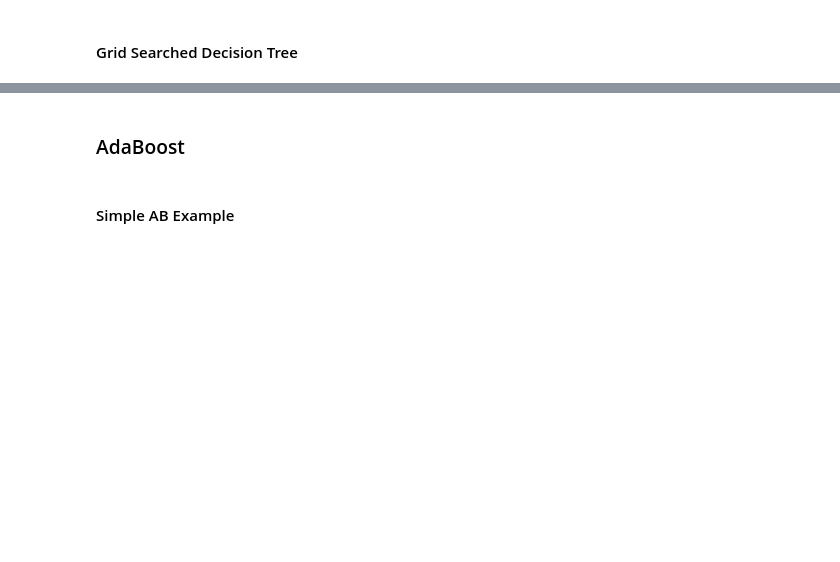
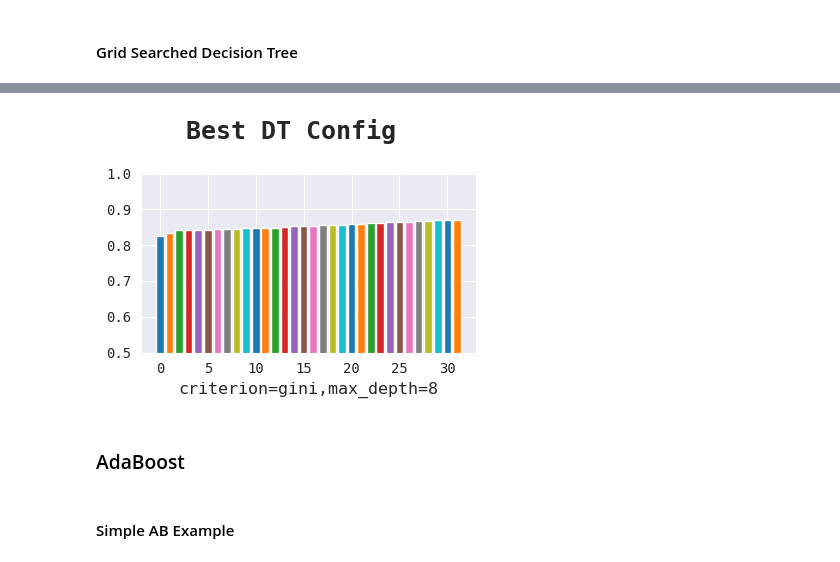
Before and after one commit to SHREYA-1103/Obesity-risk-analysis, a Jupyter notebook: ml_model_analysis.ipynb, the cells around one changed output, grey strips where cells are left out. Drawn from its saved outputs; the diff is of its cells as text; code cells hidden in the pictures; blank space fills up the shorter version.

```diff
--- a/ml_model_analysis.ipynb
+++ b/ml_model_analysis.ipynb
@@ -992,22 +948,2 @@ chime.info()
 # %% [markdown]
 #### Grid Searched Decision Tree
-# %%
-start_time = time.perf_counter()
-
-history = []
-for criterion, max_depth in itertools.product(
-        ['gini', 'entropy'],
-        range(5, 21),
-):
-    key = f'criterion={criterion},max_depth={max_depth}'
-    print("Training", key)
-    model = skl.tree.DecisionTreeClassifier(max_depth=max_depth)
-    model.fit(train_x, train_y)
-    history.append([key, {'model': model, 'train score': model.score(train_x, train_y),
-                          'val score': model.score(test_x, test_y)}])
-
-best_score, best_config, best_model = max([[x[1]['val score'], x[0], x[1]['model']] for x in history])
-save_submission('GSDT_' + best_config, best_model, data_test_ids, data_test)
-displayMD(header(4, kv('Best Val Accuracy', best_score)))
-displayMD(header(4, kv('Time Elapsed', f"{time.perf_counter() - start_time:.4f} seconds")))
-chime.success()
@@ -1045,3 +958,7 @@ conclude_plot("Best DT Config")
+# %%
+plot_model_comparsion("DT", history)
+# %% [output]
+[figure, added]
 # %% [markdown]
 ### AdaBoost
 # %% [markdown]
```
Also changed, not shown: parts of 49 cells of this notebook, 4 other files.
